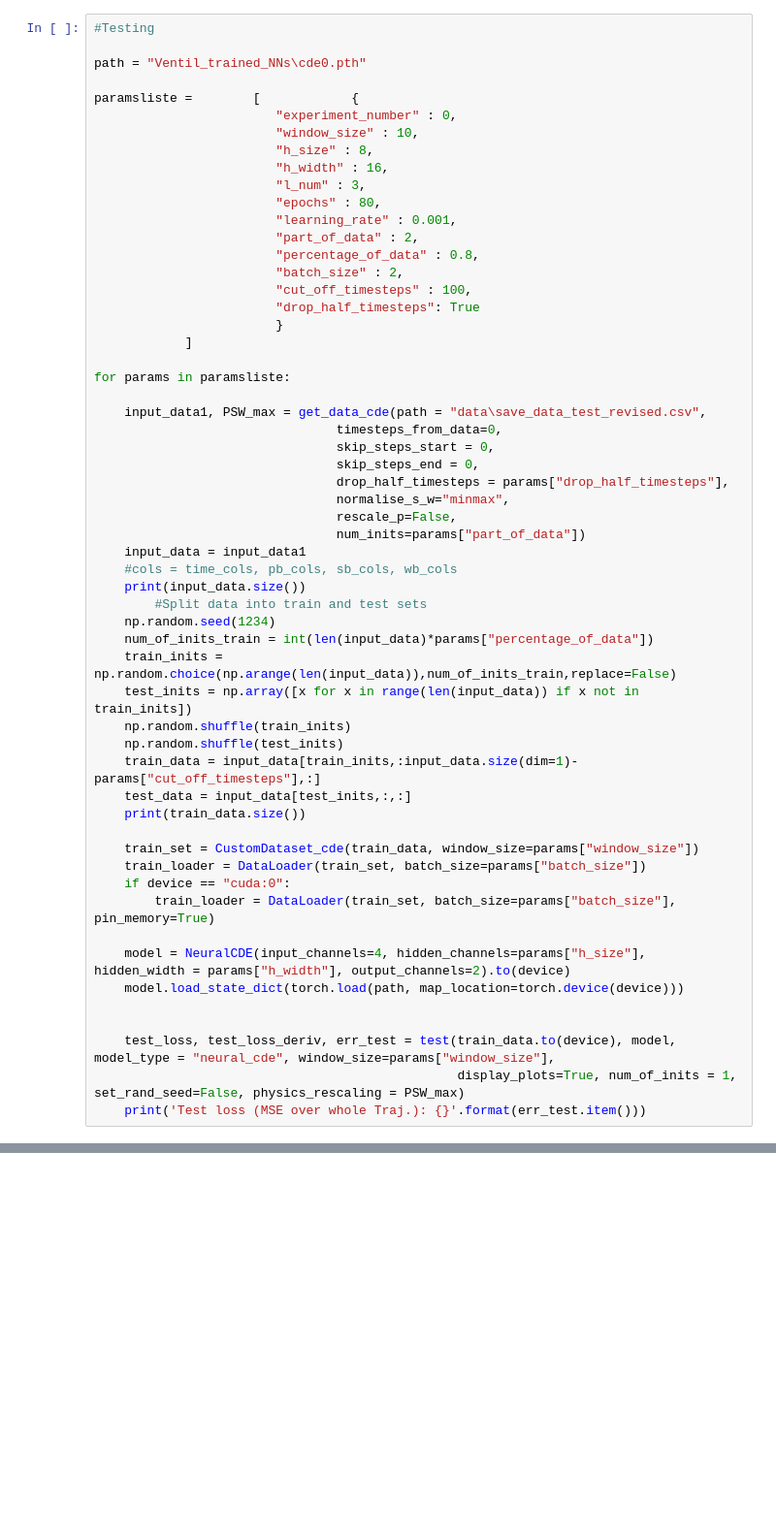
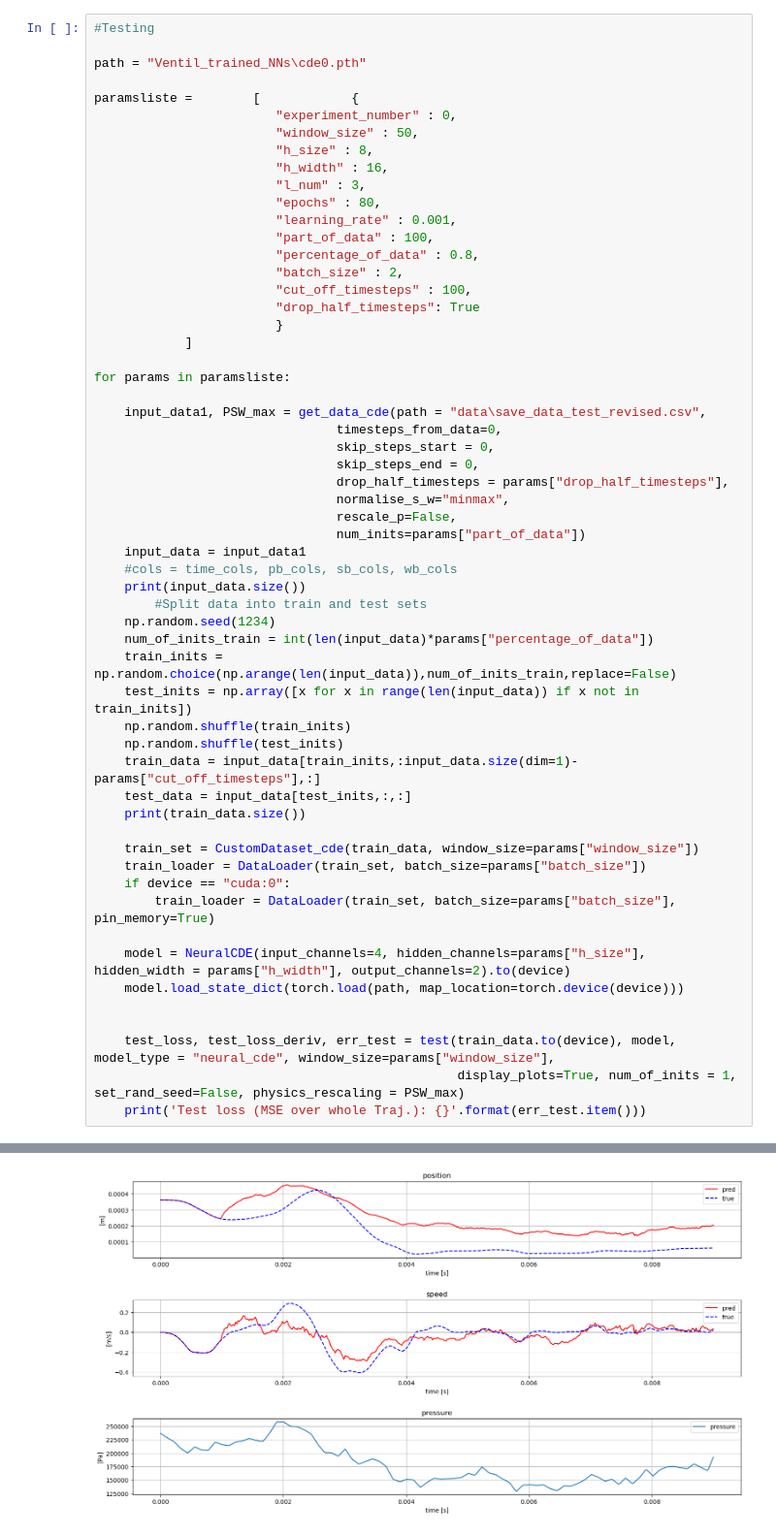
Before and after one commit to Gandalf3141/ventil_lstm, a Jupyter notebook: cde_internal_testing.ipynb, the cells around one changed output, grey strips where cells are left out. Shown: that part at 97% size. Drawn from its saved outputs; the diff is of its cells as text; blank space fills up the shorter version.

```diff
--- a/cde_internal_testing.ipynb
+++ b/cde_internal_testing.ipynb
@@ -112,13 +114,13 @@ path = "Ventil_trained_NNs\cde0.pth"
 
 paramsliste =        [            {
                         "experiment_number" : 0,
-                        "window_size" : 10,
+                        "window_size" : 50,
                         "h_size" : 8,
                         "h_width" : 16,
                         "l_num" : 3,
                         "epochs" : 80,
                         "learning_rate" : 0.001,
-                        "part_of_data" : 2,
+                        "part_of_data" : 100,
                         "percentage_of_data" : 0.8,
                         "batch_size" : 2,
                         "cut_off_timesteps" : 100,
@@ -162,3 +164,4 @@ for params in paramsliste:
     test_loss, test_loss_deriv, err_test = test(train_data.to(device), model, model_type = "neural_cde", window_size=params["window_size"],
                                                 display_plots=True, num_of_inits = 1, set_rand_seed=False, physics_rescaling = PSW_max)
     print('Test loss (MSE over whole Traj.): {}'.format(err_test.item()))
+# %% [output]
@@ -164,0 +170 @@ for params in paramsliste:
+[figure, added]
```
Also changed, not shown: parts of 2 cells of this notebook, 5 other files.
